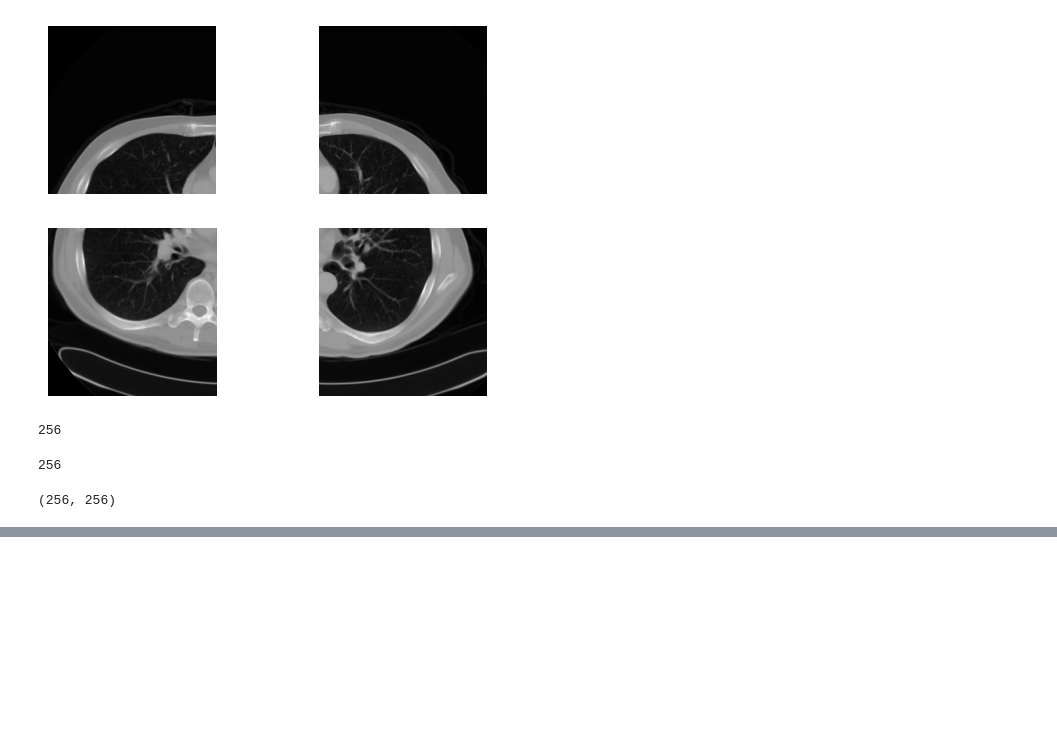
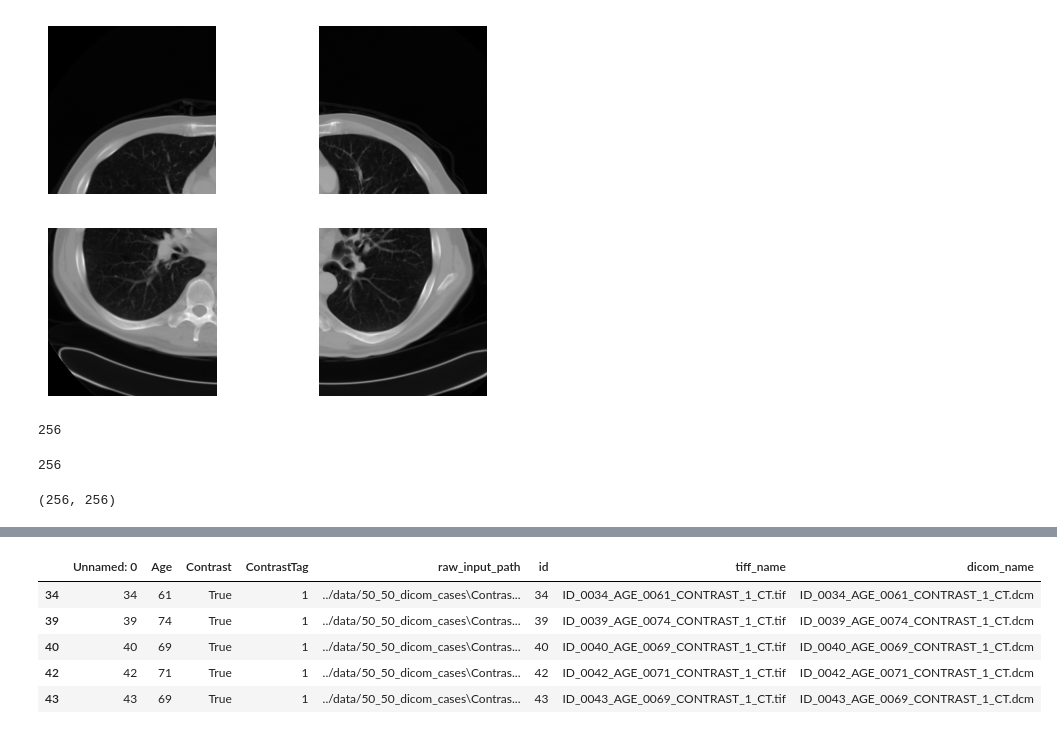
Before and after one commit to BRIJNANDA1979/Data-Science-for-Beginners, a Jupyter notebook: Medical_Imaging_CNN.ipynb, the cells around one changed output, grey strips where cells are left out. Cells and saved outputs as stored; diff of their text form; code cells hidden in the pictures; blank space fills up the shorter version.

```diff
--- a/Medical_Imaging_CNN.ipynb
+++ b/Medical_Imaging_CNN.ipynb
@@ -428,0 +479,9 @@ im[:rsplit,:csplit].shape
+# %%
+df_test.tail()
+# %% [output]
+|  | Unnamed: 0 | Age | Contrast | ContrastTag | raw_input_path | id | tiff_name | dicom_name |
+| 34 | 34 | 61 | True | 1 | ../data/50_50_dicom_cases\Contras... | 34 | ID_0034_AGE_0061_CONTRAST_1_CT.tif | ID_0034_AGE_0061_CONTRAST_1_CT.dcm |
+| 39 | 39 | 74 | True | 1 | ../data/50_50_dicom_cases\Contras... | 39 | ID_0039_AGE_0074_CONTRAST_1_CT.tif | ID_0039_AGE_0074_CONTRAST_1_CT.dcm |
+| 40 | 40 | 69 | True | 1 | ../data/50_50_dicom_cases\Contras... | 40 | ID_0040_AGE_0069_CONTRAST_1_CT.tif | ID_0040_AGE_0069_CONTRAST_1_CT.dcm |
+| 42 | 42 | 71 | True | 1 | ../data/50_50_dicom_cases\Contras... | 42 | ID_0042_AGE_0071_CONTRAST_1_CT.tif | ID_0042_AGE_0071_CONTRAST_1_CT.dcm |
+| 43 | 43 | 69 | True | 1 | ../data/50_50_dicom_cases\Contras... | 43 | ID_0043_AGE_0069_CONTRAST_1_CT.tif | ID_0043_AGE_0069_CONTRAST_1_CT.dcm |
```
Also changed, not shown: parts of 34 cells of this notebook.
